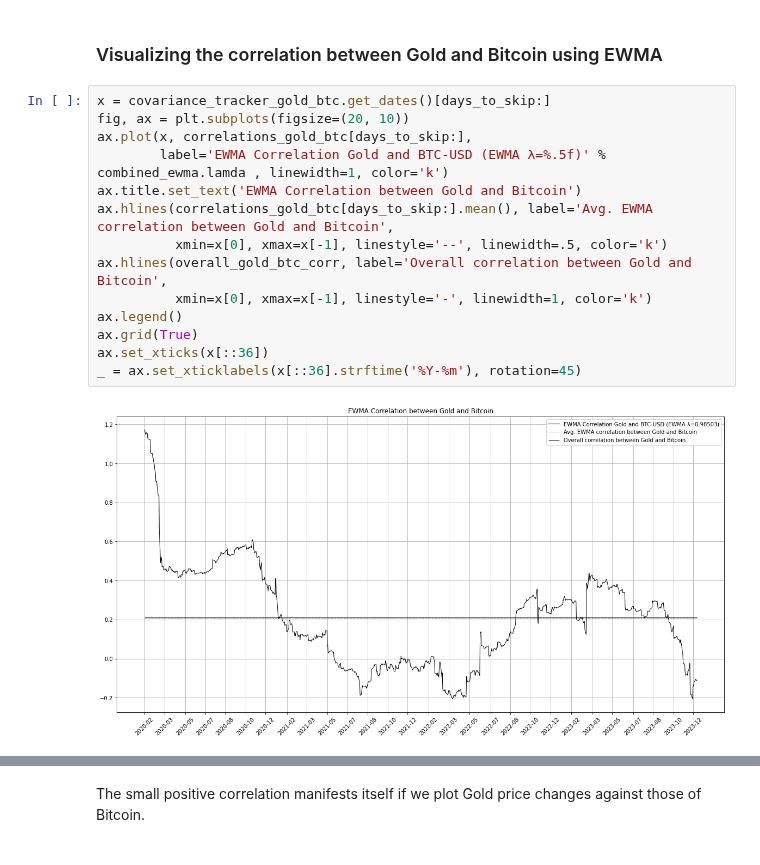
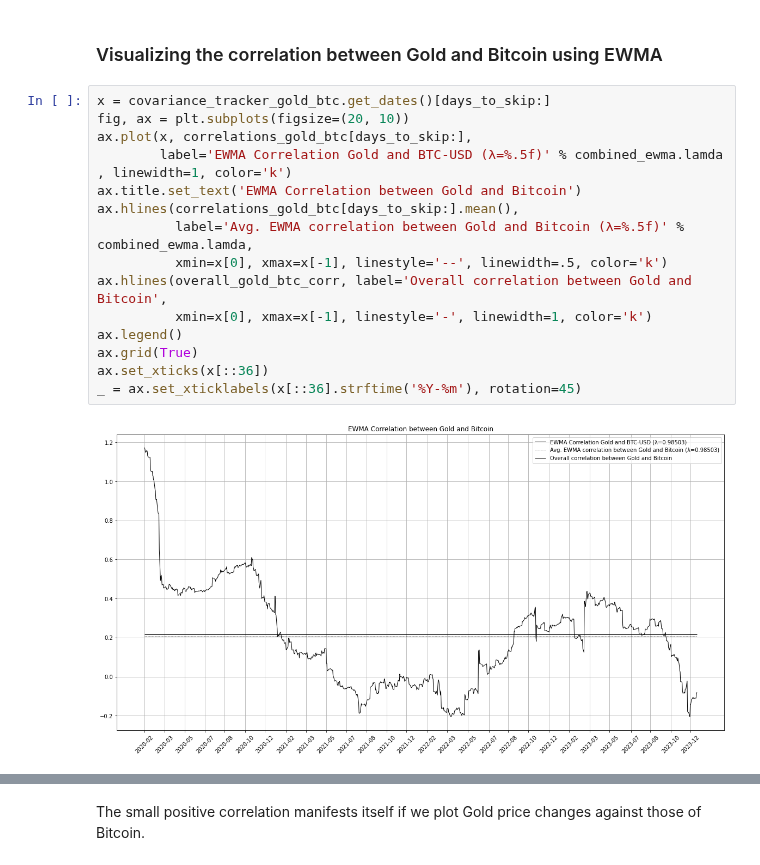
Before and after one commit to ilchen/RMaFI, a Jupyter notebook: ch11_variance_covariance.ipynb, the cells around one changed output, grey strips where cells are left out. Drawn from its saved outputs; the diff is of its cells as text.

```diff
--- a/ch11_variance_covariance.ipynb
+++ b/ch11_variance_covariance.ipynb
@@ -236,19 +238,20 @@ overall_gold_btc_corr = asset_prices_btc[common_dates].corr(asset_prices_gold[co
 # %%
 x = covariance_tracker_gold_btc.get_dates()[days_to_skip:]
 fig, ax = plt.subplots(figsize=(20, 10))
 ax.plot(x, correlations_gold_btc[days_to_skip:],
-        label='EWMA Correlation Gold and BTC-USD (EWMA λ=%.5f)' % combined_ewma.lamda , linewidth=1, color='k')
+        label='EWMA Correlation Gold and BTC-USD (λ=%.5f)' % combined_ewma.lamda , linewidth=1, color='k')
 ax.title.set_text('EWMA Correlation between Gold and Bitcoin')
-ax.hlines(correlations_gold_btc[days_to_skip:].mean(), label='Avg. EWMA correlation between Gold and Bitcoin',
+ax.hlines(correlations_gold_btc[days_to_skip:].mean(),
+          label='Avg. EWMA correlation between Gold and Bitcoin (λ=%.5f)' % combined_ewma.lamda,
           xmin=x[0], xmax=x[-1], linestyle='--', linewidth=.5, color='k')
 ax.hlines(overall_gold_btc_corr, label='Overall correlation between Gold and Bitcoin',
           xmin=x[0], xmax=x[-1], linestyle='-', linewidth=1, color='k')
 ax.legend()
 ax.grid(True)
 ax.set_xticks(x[::36])
 _ = ax.set_xticklabels(x[::36].strftime('%Y-%m'), rotation=45)
 # %% [output]
-[figure, old version]
+[figure, new version]
 # %%
 print('Avg. correlation between Gold and Bitcoin: {:.4f}'.format(correlations_gold_btc[days_to_skip:].mean()))
 # %% [output]
```
Also changed, not shown: parts of 9 cells of this notebook.
